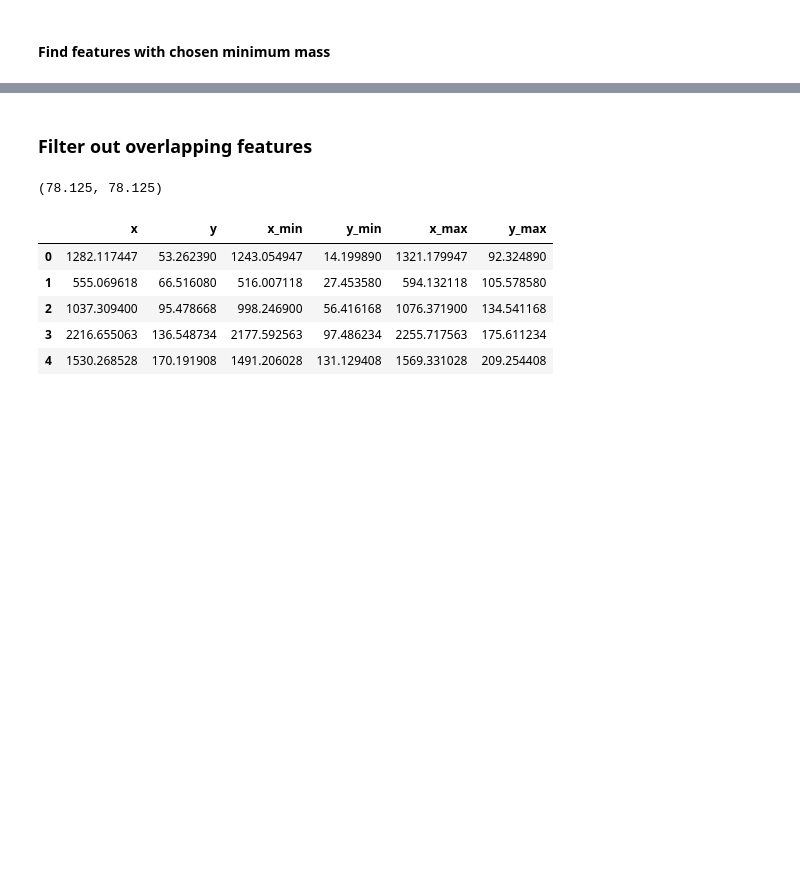
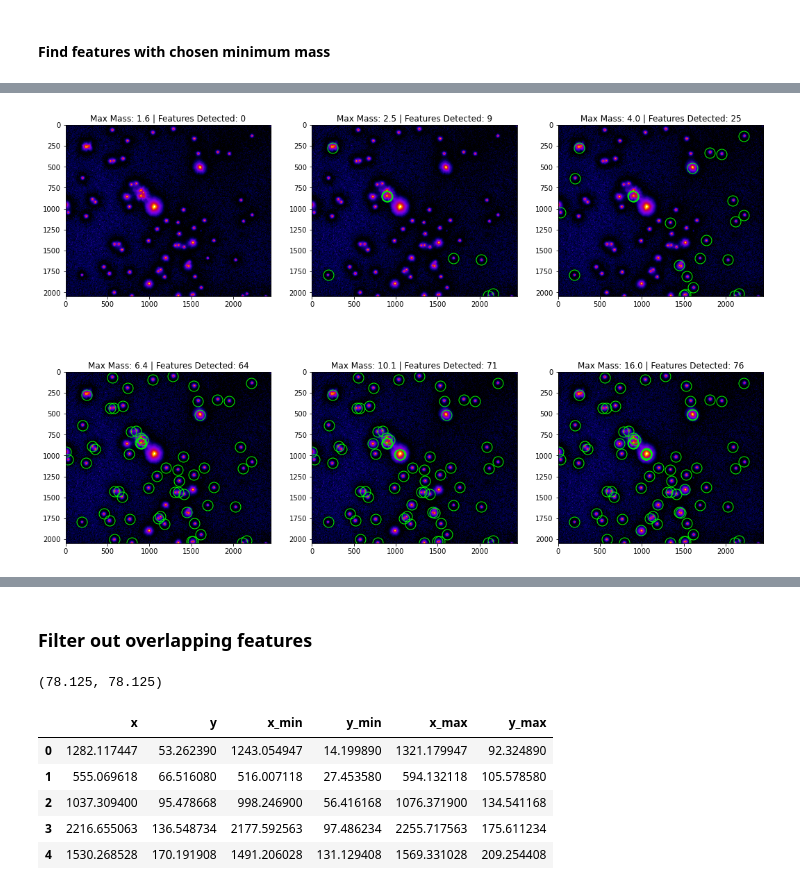
Before and after one commit to hoogenboom-group/PSF-Extractor, a Jupyter notebook: notebooks/walkthrough.ipynb, the cells around one changed output, grey strips where cells are left out. Saved outputs shown, nothing was run; the diff lists cells and outputs as text; code cells hidden in the pictures; blank space fills up the shorter version.

```diff
--- a/notebooks/walkthrough.ipynb
+++ b/notebooks/walkthrough.ipynb
@@ -186,0 +192,27 @@ df_features.head()
+# %%
+# Set up figure
+ncols = 3
+nrows = int(np.ceil(len(min_masses) / ncols))
+fig, axes = plt.subplots(nrows=nrows, ncols=ncols, figsize=(6*ncols, 6*nrows))
+
+# Loop through candidate minimum masses
+for i, max_mass in tqdm(enumerate(max_masses),
+                        total=len(max_masses)):
+
+    # Filter based on raw mass
+    df = df_features.loc[df_features['raw_mass'] < max_mass]
+
+    # Plot max projection image
+    ax = axes.flat[i]
+    # Take log to enhance contrast (avoiding /b0 error)
+    mpn_log = np.log(mip,
+                     out=np.zeros_like(mip),
+                     where=mip!=0)
+    ax.imshow(mpn_log, cmap=fire)
+    # Plot detected features
+    ax.plot(df['x'], df['y'], ls='', color='#00ff00',
+            marker='o', ms=15, mfc='none', mew=1)
+    title = f'Max Mass: {max_mass:.1f} | Features Detected: {len(df):.0f}'
+    ax.set_title(title)
+# %% [output]
+[figure, added]
```
Also changed, not shown: parts of 11 cells of this notebook.
